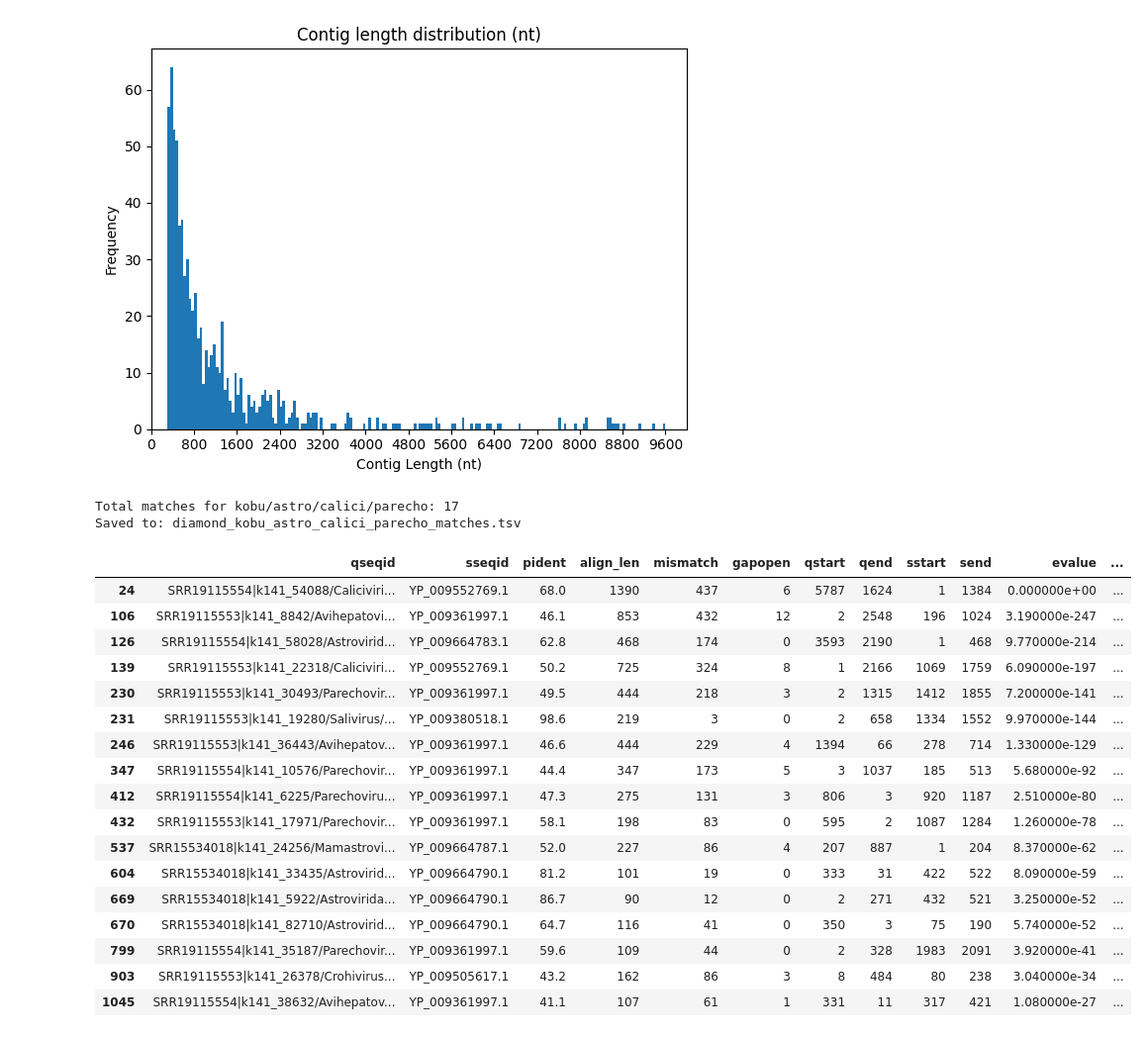
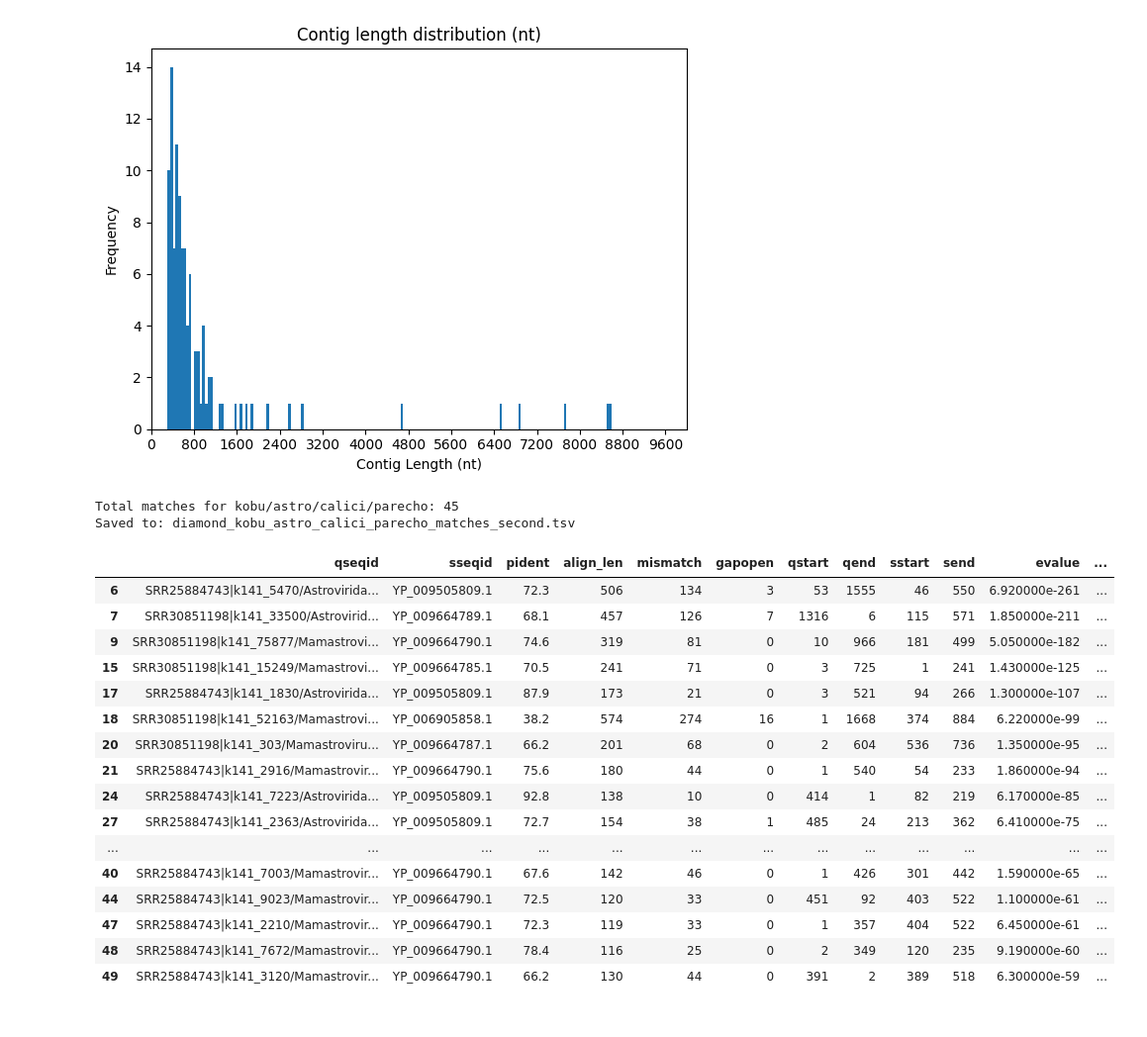
Before and after one commit to Finkonn/picorna-virome, a Jupyter notebook: scripts/analyzing_alimarko_output_blast.ipynb, the cells around one changed output. Shown at 99% size. Cells and saved outputs as stored; diff of their text form; code cells hidden in the pictures.

```diff
--- a/scripts/analyzing_alimarko_output_blast.ipynb
+++ b/scripts/analyzing_alimarko_output_blast.ipynb
@@ -3,7 +3,7 @@ import pandas as pd
 import matplotlib.pyplot as plt
 import numpy as np
 
-file_path = "../data/diamond_best_hits.tsv"
+file_path = "../data/diamond_best_hits_third.tsv"
 
 df = pd.read_csv(file_path, sep="\t")
 
@@ -37,7 +37,7 @@ virus_counts = (
 print("\nTop 20 virus distribution:")
 print(virus_counts)
 
-plt.figure()
+fig = plt.figure(dpi=300)
 virus_counts.sort_values().plot(kind="barh")
 plt.xlabel("Count")
 plt.ylabel("Virus Name")
@@ -97,39 +97,38 @@ plt.tight_layout()
 plt.xticks(np.arange(0, max_limit + 1, 800))
 plt.show()
 # %% [output]
-[figure, old version]
+[figure, new version]
 # %%
 # Case-insensitive search
 pattern = r"(kobu|astro|calici|parecho)"
 
 subset = df[df["stitle"].str.contains(pattern, case=False, regex=True, na=False)]
 
 print("Total matches for kobu/astro/calici/parecho:", len(subset))
 
-out_path = "diamond_kobu_astro_calici_parecho_matches.tsv"
-subset.to_csv(out_path, sep="\t", index=False)
+out_path = "diamond_kobu_astro_calici_parecho_matches_second.tsv"
+#subset.to_csv(out_path, sep="\t", index=False)
 
 print("Saved to:", out_path)
 
 subset.head(20)
 # %% [output]
-Total matches for kobu/astro/calici/parecho: 17
-Saved to: diamond_kobu_astro_calici_parecho_matches.tsv
+Total matches for kobu/astro/calici/parecho: 45
+Saved to: diamond_kobu_astro_calici_parecho_matches_second.tsv
 |  | qseqid | sseqid | pident | align_len | mismatch | gapopen | qstart | qend | sstart | send | evalue | ... |
-| 24 | SRR19115554|k141_54088/Caliciviri... | YP_009552769.1 | 68.0 | 1390 | 437 | 6 | 5787 | 1624 | 1 | 1384 | 0.000000e+00 | ... |
-| 106 | SRR19115553|k141_8842/Avihepatovi... | YP_009361997.1 | 46.1 | 853 | 432 | 12 | 2 | 2548 | 196 | 1024 | 3.190000e-247 | ... |
-| 126 | SRR19115554|k141_58028/Astrovirid... | YP_009664783.1 | 62.8 | 468 | 174 | 0 | 3593 | 2190 | 1 | 468 | 9.770000e-214 | ... |
-| 139 | SRR19115553|k141_22318/Caliciviri... | YP_009552769.1 | 50.2 | 725 | 324 | 8 | 1 | 2166 | 1069 | 1759 | 6.090000e-197 | ... |
-| 230 | SRR19115553|k141_30493/Parechovir... | YP_009361997.1 | 49.5 | 444 | 218 | 3 | 2 | 1315 | 1412 | 1855 | 7.200000e-141 | ... |
-| 231 | SRR19115553|k141_19280/Salivirus/... | YP_009380518.1 | 98.6 | 219 | 3 | 0 | 2 | 658 | 1334 | 1552 | 9.970000e-144 | ... |
-| 246 | SRR19115553|k141_36443/Avihepatov... | YP_009361997.1 | 46.6 | 444 | 229 | 4 | 1394 | 66 | 278 | 714 | 1.330000e-129 | ... |
-| 347 | SRR19115554|k141_10576/Parechovir... | YP_009361997.1 | 44.4 | 347 | 173 | 5 | 3 | 1037 | 185 | 513 | 5.680000e-92 | ... |
-| 412 | SRR19115554|k141_6225/Parechoviru... | YP_009361997.1 | 47.3 | 275 | 131 | 3 | 806 | 3 | 920 | 1187 | 2.510000e-80 | ... |
-| 432 | SRR19115553|k141_17971/Parechovir... | YP_009361997.1 | 58.1 | 198 | 83 | 0 | 595 | 2 | 1087 | 1284 | 1.260000e-78 | ... |
-| 537 | SRR15534018|k141_24256/Mamastrovi... | YP_009664787.1 | 52.0 | 227 | 86 | 4 | 207 | 887 | 1 | 204 | 8.370000e-62 | ... |
-| 604 | SRR15534018|k141_33435/Astrovirid... | YP_009664790.1 | 81.2 | 101 | 19 | 0 | 333 | 31 | 422 | 522 | 8.090000e-59 | ... |
-| 669 | SRR15534018|k141_5922/Astrovirida... | YP_009664790.1 | 86.7 | 90 | 12 | 0 | 2 | 271 | 432 | 521 | 3.250000e-52 | ... |
-| 670 | SRR15534018|k141_82710/Astrovirid... | YP_009664790.1 | 64.7 | 116 | 41 | 0 | 350 | 3 | 75 | 190 | 5.740000e-52 | ... |
-| 799 | SRR19115554|k141_35187/Parechovir... | YP_009361997.1 | 59.6 | 109 | 44 | 0 | 2 | 328 | 1983 | 2091 | 3.920000e-41 | ... |
-| 903 | SRR19115553|k141_26378/Crohivirus... | YP_009505617.1 | 43.2 | 162 | 86 | 3 | 8 | 484 | 80 | 238 | 3.040000e-34 | ... |
-| 1045 | SRR19115554|k141_38632/Avihepatov... | YP_009361997.1 | 41.1 | 107 | 61 | 1 | 331 | 11 | 317 | 421 | 1.080000e-27 | ... |
+| 6 | SRR25884743|k141_5470/Astrovirida... | YP_009505809.1 | 72.3 | 506 | 134 | 3 | 53 | 1555 | 46 | 550 | 6.920000e-261 | ... |
+| 7 | SRR30851198|k141_33500/Astrovirid... | YP_009664789.1 | 68.1 | 457 | 126 | 7 | 1316 | 6 | 115 | 571 | 1.850000e-211 | ... |
+| 9 | SRR30851198|k141_75877/Mamastrovi... | YP_009664790.1 | 74.6 | 319 | 81 | 0 | 10 | 966 | 181 | 499 | 5.050000e-182 | ... |
+| 15 | SRR30851198|k141_15249/Mamastrovi... | YP_009664785.1 | 70.5 | 241 | 71 | 0 | 3 | 725 | 1 | 241 | 1.430000e-125 | ... |
+| 17 | SRR25884743|k141_1830/Astrovirida... | YP_009505809.1 | 87.9 | 173 | 21 | 0 | 3 | 521 | 94 | 266 | 1.300000e-107 | ... |
+| 18 | SRR30851198|k141_52163/Mamastrovi... | YP_006905858.1 | 38.2 | 574 | 274 | 16 | 1 | 1668 | 374 | 884 | 6.220000e-99 | ... |
+| 20 | SRR30851198|k141_303/Mamastroviru... | YP_009664787.1 | 66.2 | 201 | 68 | 0 | 2 | 604 | 536 | 736 | 1.350000e-95 | ... |
+| 21 | SRR25884743|k141_2916/Mamastrovir... | YP_009664790.1 | 75.6 | 180 | 44 | 0 | 1 | 540 | 54 | 233 | 1.860000e-94 | ... |
+| 24 | SRR25884743|k141_7223/Astrovirida... | YP_009505809.1 | 92.8 | 138 | 10 | 0 | 414 | 1 | 82 | 219 | 6.170000e-85 | ... |
+| 27 | SRR25884743|k141_2363/Astrovirida... | YP_009505809.1 | 72.7 | 154 | 38 | 1 | 485 | 24 | 213 | 362 | 6.410000e-75 | ... |
+| ... | ... | ... | ... | ... | ... | ... | ... | ... | ... | ... | ... | ... |
+| 40 | SRR25884743|k141_7003/Mamastrovir... | YP_009664790.1 | 67.6 | 142 | 46 | 0 | 1 | 426 | 301 | 442 | 1.590000e-65 | ... |
+| 44 | SRR25884743|k141_9023/Mamastrovir... | YP_009664790.1 | 72.5 | 120 | 33 | 0 | 451 | 92 | 403 | 522 | 1.100000e-61 | ... |
+| 47 | SRR25884743|k141_2210/Mamastrovir... | YP_009664790.1 | 72.3 | 119 | 33 | 0 | 1 | 357 | 404 | 522 | 6.450000e-61 | ... |
+| 48 | SRR25884743|k141_7672/Mamastrovir... | YP_009664790.1 | 78.4 | 116 | 25 | 0 | 2 | 349 | 120 | 235 | 9.190000e-60 | ... |
+| 49 | SRR25884743|k141_3120/Mamastrovir... | YP_009664790.1 | 66.2 | 130 | 44 | 0 | 391 | 2 | 389 | 518 | 6.300000e-59 | ... |
```
Also changed, not shown: parts of 2 cells of this notebook, 16 other files.
